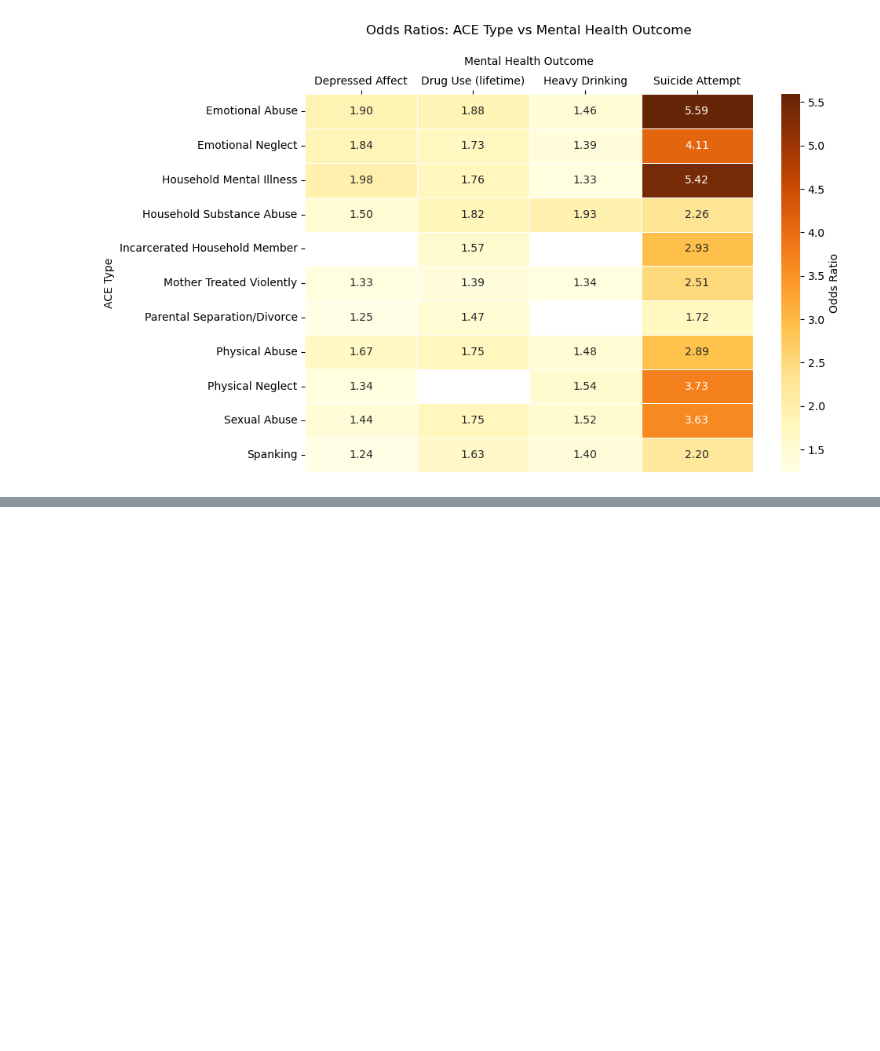
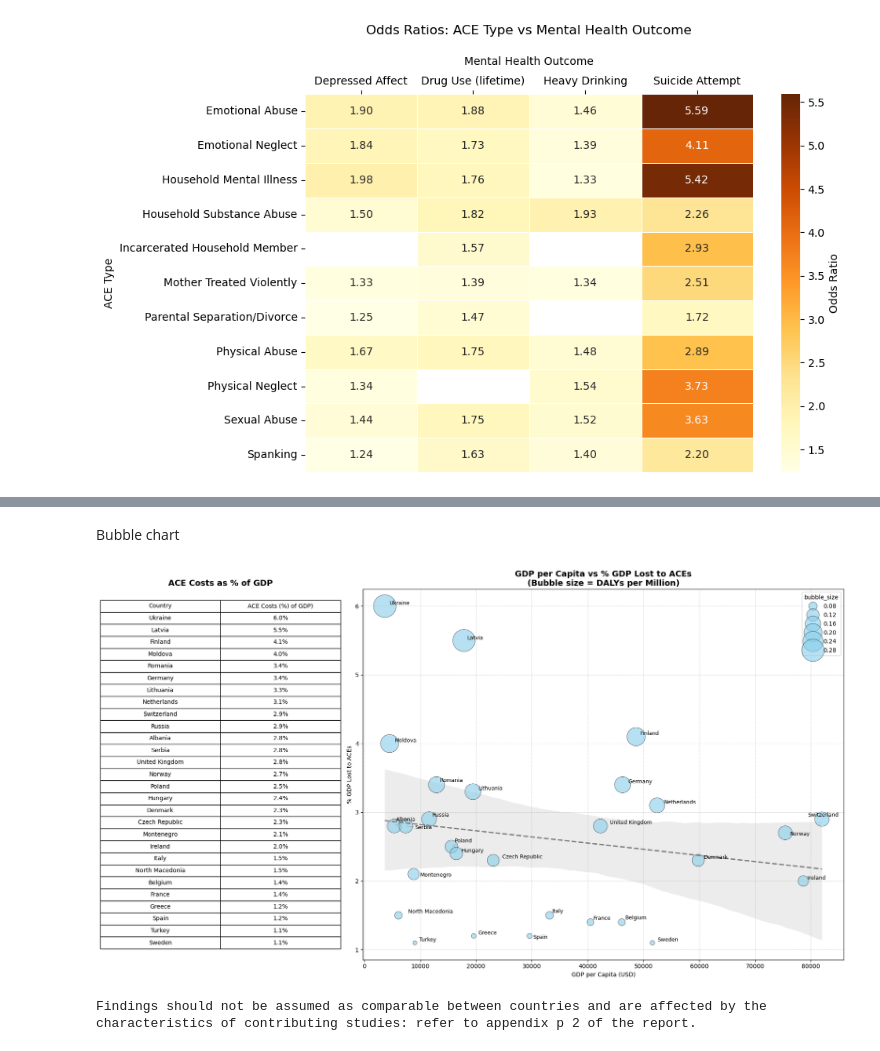
Before and after one commit to Nash-254/ACE-Insight, a Jupyter notebook: notebooks/ACE_Impact_notebook.ipynb, the cells around one changed output, grey strips where cells are left out. Drawn from its saved outputs; the diff is of its cells as text; code cells hidden in the pictures; blank space fills up the shorter version.

```diff
--- a/notebooks/ACE_Impact_notebook.ipynb
+++ b/notebooks/ACE_Impact_notebook.ipynb
@@ -87,0 +235,14 @@ plt.show()
+# %%
+
+# Load data with DALYs for bubble size
+cost_query = """
+SELECT
+    country,
+    gdp_per_capita_usd,
+    percent_gdp,
+    (ace_dalys_thousands * 1000) / (population_millions * 1e6) AS dalys_per_million
+FROM country_costs
+ORDER BY percent_gdp DESC;
+"""
+df = pd.read_sql(query, engine)
+print(df.to_string(index=False))
@@ -87,0 +267,66 @@ plt.show()
+# %% [markdown]
+Bubble chart
+# %%
+
+df["bubble_size"] = df["dalys_per_million"] * 5
+
+
+fig, axes = plt.subplots(1, 2, figsize=(18, 10), gridspec_kw={'width_ratios': [1, 2]})
+
+# Country and % Table
+table_data = df[["country", "percent_gdp"]].copy()
+table_data.columns = ["Country", "ACE Costs (%) of GDP)"]
+table_data["ACE Costs (%) of GDP)"] = table_data["ACE Costs (%) of GDP)"].map("{:.1f}%".format)
+
+axes[0].axis('off')
+table = axes[0].table(
+    cellText=table_data.values,
+    colLabels=table_data.columns,
+    cellLoc='center',
+    loc='center'
+)
+table.auto_set_font_size(False)
+table.set_fontsize(10)
+table.scale(1, 1.5)
+axes[0].set_title("ACE Costs as % of GDP", fontsize=14, fontweight='bold')
+
+# Bubble Chart
+sns.regplot(
+    data=df,
+    x="gdp_per_capita_usd",
+    y="percent_gdp",
+    scatter=False,
+    color="gray",
+    line_kws={"linestyle": "--"},
+    ax=axes[1]
+)
+
+sns.scatterplot(
+    data=df,
+    x="gdp_per_capita_usd",
+    y="percent_gdp",
+    size="bubble_size",
+    sizes=(50, 1500),
+    alpha=0.6,
+    edgecolor="black",
+    color="skyblue",
+    ax=axes[1]
+)
+
+# Labels
+texts = []
+for i, row in df.iterrows():
+    texts.append(axes[1].text(row["gdp_per_capita_usd"], row["percent_gdp"], row["country"], fontsize=9))
+adjust_text(texts, ax=axes[1], arrowprops=dict(arrowstyle="->", color='gray', lw=0.5))
+
+axes[1].set_title("GDP per Capita vs % GDP Lost to ACEs\n(Bubble size = DALYs per Million)", fontsize=14, fontweight='bold')
+axes[1].set_xlabel("GDP per Capita (USD)")
+axes[1].set_ylabel("% GDP Lost to ACEs")
+axes[1].grid(True, linestyle="--", alpha=0.5)
+
+plt.tight_layout()
+plt.show()
+print("Findings should not be assumed as comparable between countries and are affected by the characteristics of contributing studies: refer to appendix p 2 of the report.")
+# %% [output]
+[figure, added]
+Findings should not be assumed as comparable between countries and are affected by the characteristics of contributing studies: refer to appendix p 2 of the report.
```
Also changed, not shown: parts of 16 cells of this notebook, 4 other files.
